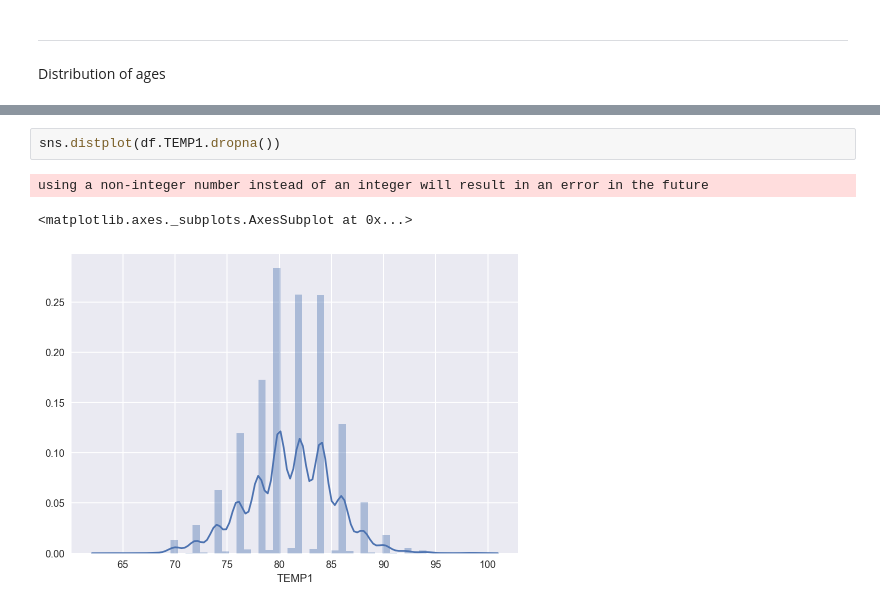
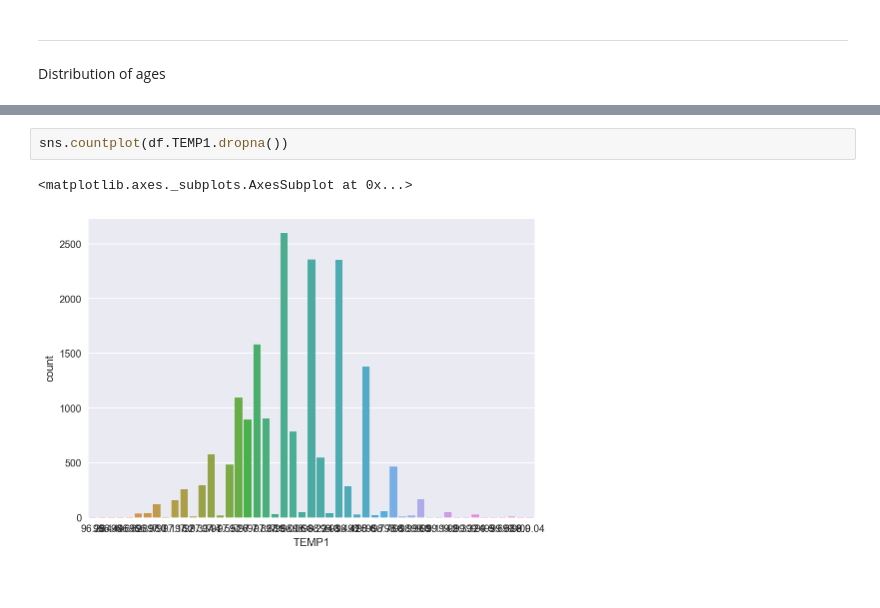
Before and after one commit to SMU-Ubicomp-Lab/OpenCycle, a Jupyter notebook: notebooks/2.0-sa-data-visualization.ipynb, the cells around one changed output, grey strips where cells are left out. Saved outputs shown, nothing was run; the diff lists cells and outputs as text.

```diff
--- a/notebooks/2.0-sa-data-visualization.ipynb
+++ b/notebooks/2.0-sa-data-visualization.ipynb
@@ -90,6 +90,5 @@ sns.countplot(df.AGE);
 # %%
-sns.distplot(df.TEMP1.dropna())
+sns.countplot(df.TEMP1.dropna())
 # %% [output]
-using a non-integer number instead of an integer will result in an error in the future
+<matplotlib.axes._subplots.AxesSubplot at 0x...>
-<matplotlib.axes._subplots.AxesSubplot at 0x...>
-[figure, old version]
+[figure, new version]
```
Also changed, not shown: parts of 9 cells of this notebook, 6 other files.
